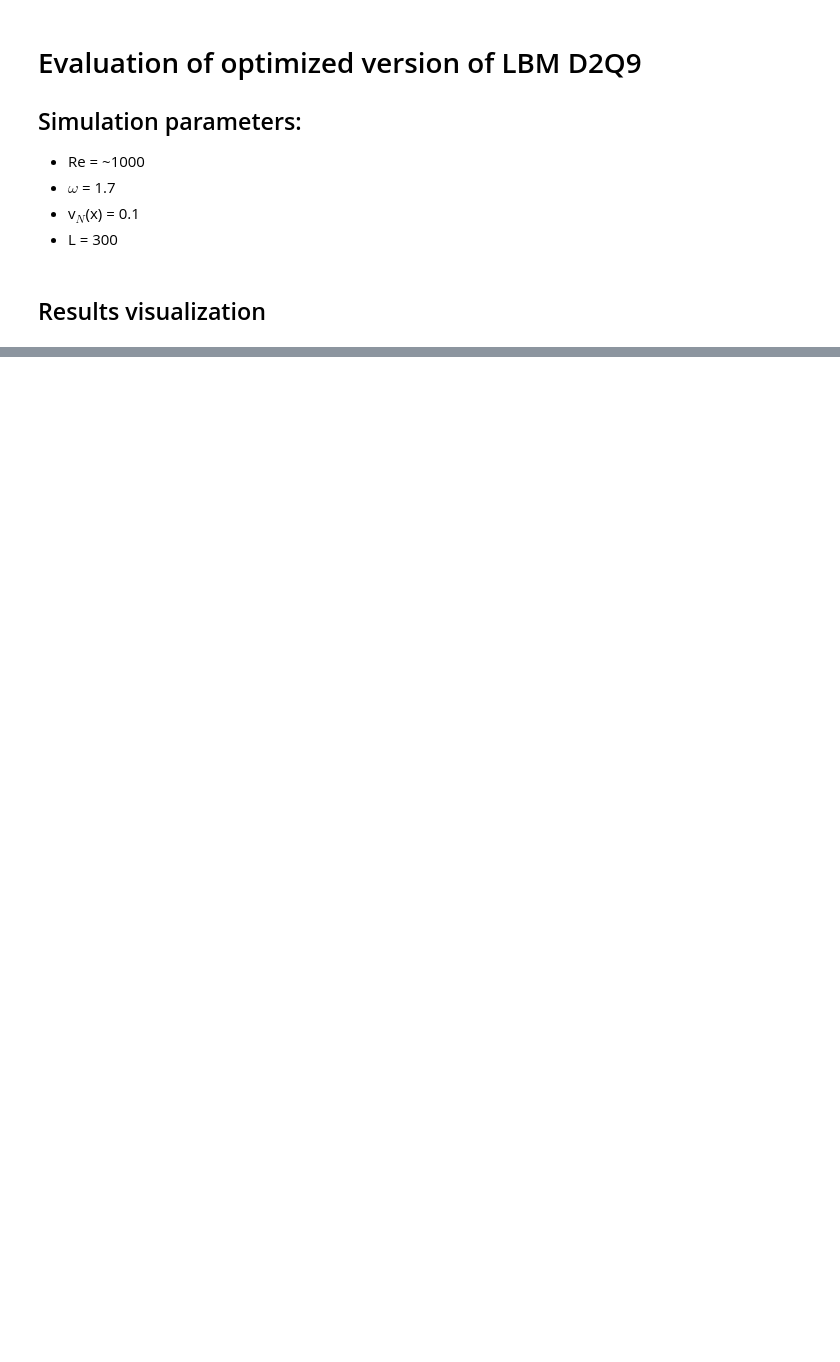
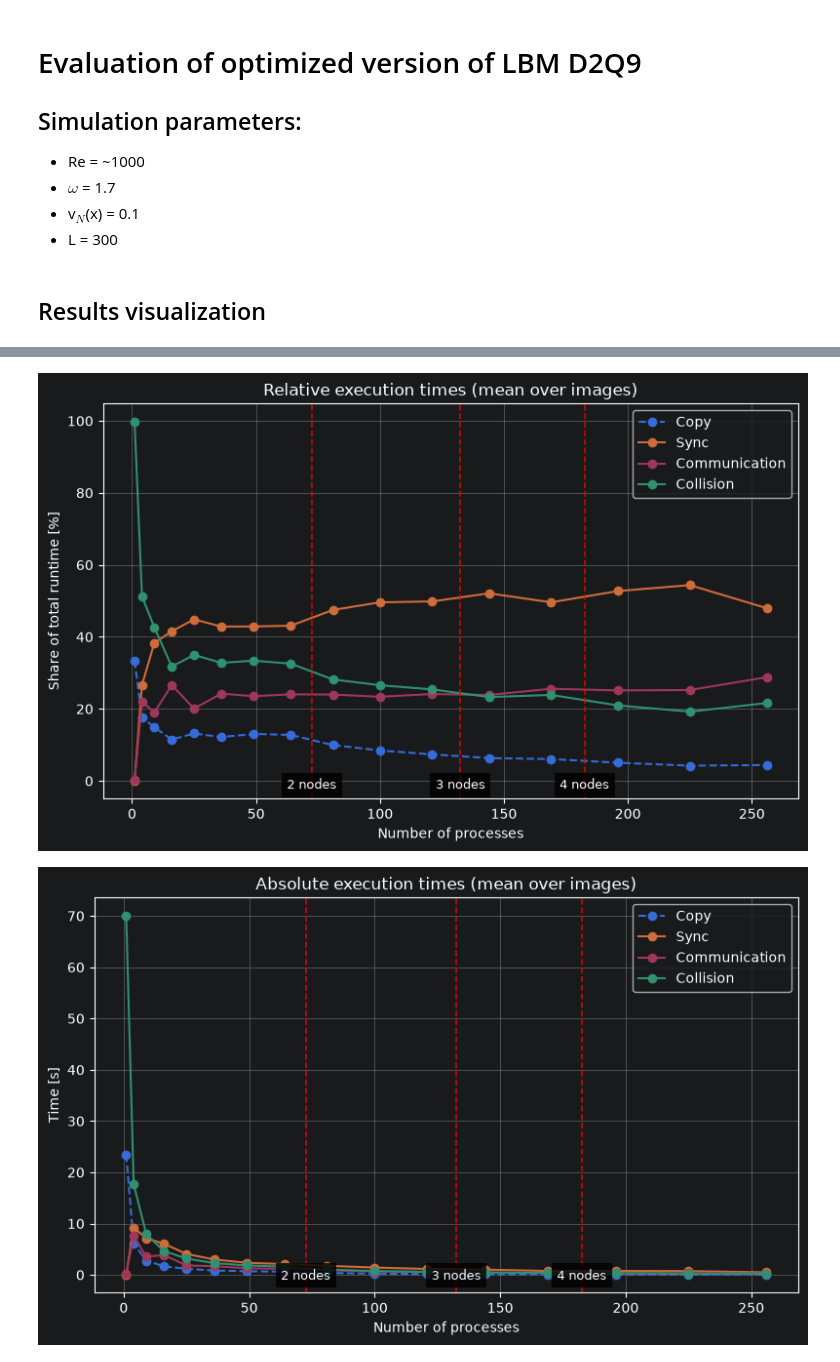
Before and after one commit to FranekM/Lattice-Boltzmann-D2Q9-Solver-in-Fortran, a Jupyter notebook: eval/evaluation.ipynb, the cells around one changed output, grey strips where cells are left out. Saved outputs shown, nothing was run; the diff lists cells and outputs as text; code cells hidden in the pictures; blank space fills up the shorter version.

```diff
--- a/eval/evaluation.ipynb
+++ b/eval/evaluation.ipynb
@@ -189,0 +266,6 @@ plt.show()
+# %%
+show_relative_plot(avg.copy(), "Relative execution times (mean over images)")
+show_absolute_times(avg.copy(), "Absolute execution times (mean over images)")
+# %% [output]
+[figure, added]
+[figure, added]
```
Also changed, not shown: parts of 19 cells of this notebook.
